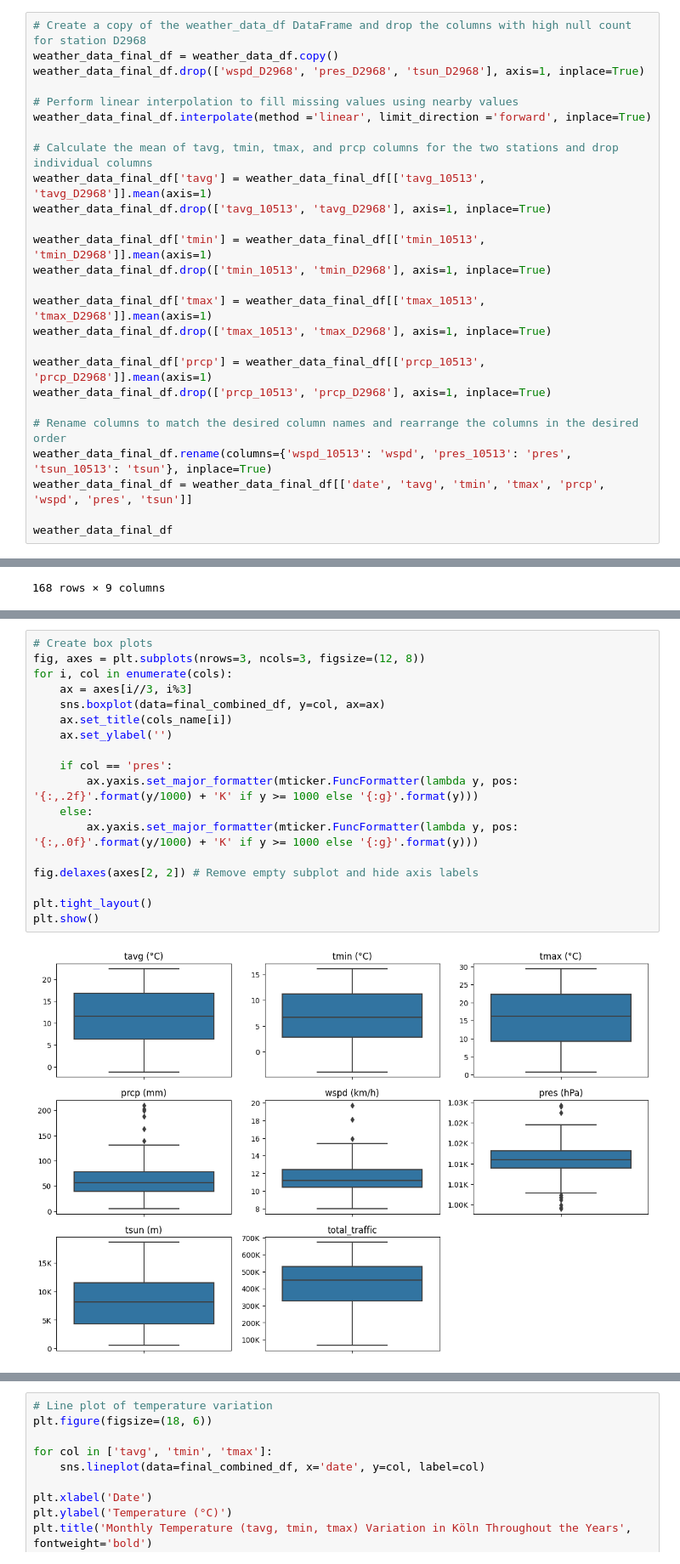
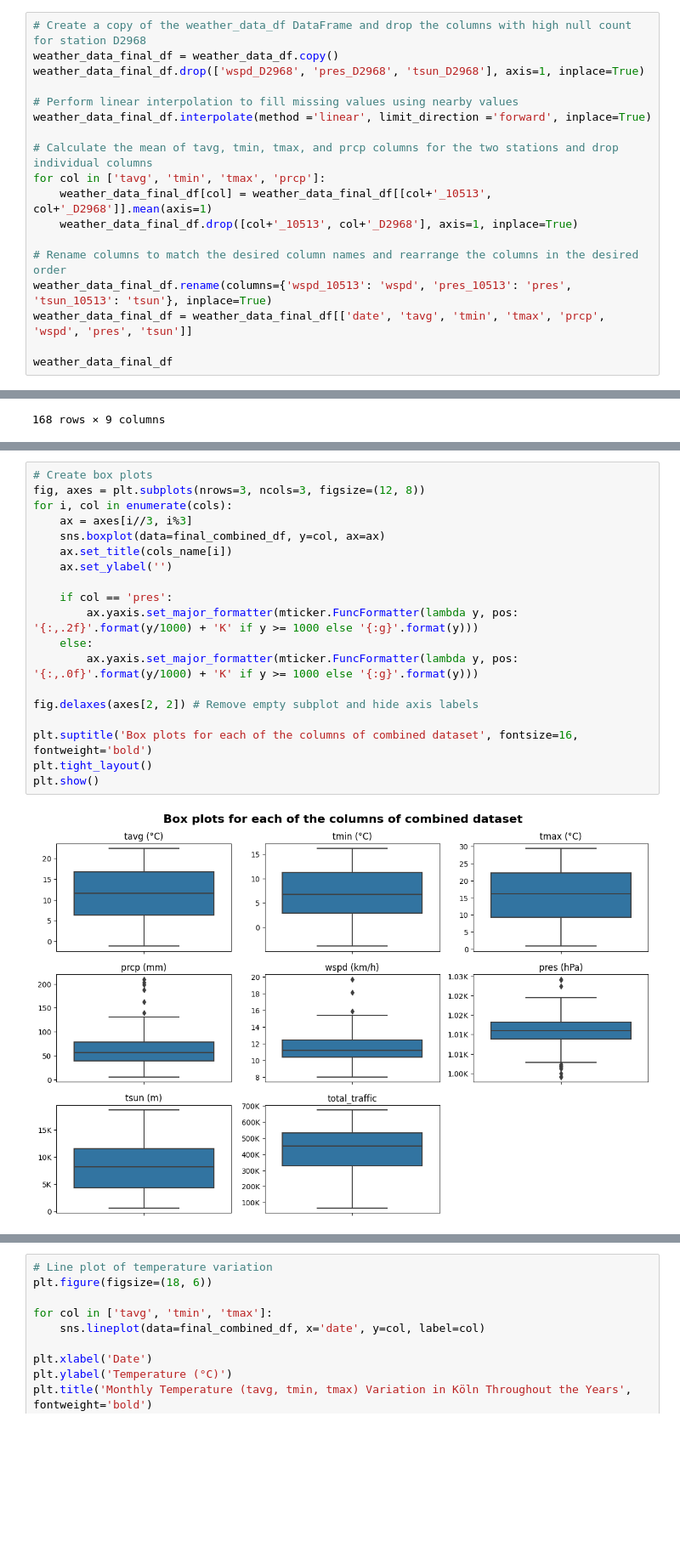
Before and after one commit to sujitdebnath/fau-data-engineering-ss23, a Jupyter notebook: project/report.ipynb, the cells around one changed output, grey strips where cells are left out. Shown at 85% size. Saved outputs shown, nothing was run; the diff lists cells and outputs as text; blank space fills up the shorter version.

```diff
--- a/project/report.ipynb
+++ b/project/report.ipynb
@@ -366,17 +402,9 @@ weather_data_final_df.drop(['wspd_D2968', 'pres_D2968', 'tsun_D2968'], axis=1, i
 weather_data_final_df.interpolate(method ='linear', limit_direction ='forward', inplace=True)
 
 # Calculate the mean of tavg, tmin, tmax, and prcp columns for the two stations and drop individual columns
-weather_data_final_df['tavg'] = weather_data_final_df[['tavg_10513', 'tavg_D2968']].mean(axis=1)
-weather_data_final_df.drop(['tavg_10513', 'tavg_D2968'], axis=1, inplace=True)
-
-weather_data_final_df['tmin'] = weather_data_final_df[['tmin_10513', 'tmin_D2968']].mean(axis=1)
-weather_data_final_df.drop(['tmin_10513', 'tmin_D2968'], axis=1, inplace=True)
-
-weather_data_final_df['tmax'] = weather_data_final_df[['tmax_10513', 'tmax_D2968']].mean(axis=1)
-weather_data_final_df.drop(['tmax_10513', 'tmax_D2968'], axis=1, inplace=True)
-
-weather_data_final_df['prcp'] = weather_data_final_df[['prcp_10513', 'prcp_D2968']].mean(axis=1)
-weather_data_final_df.drop(['prcp_10513', 'prcp_D2968'], axis=1, inplace=True)
+for col in ['tavg', 'tmin', 'tmax', 'prcp']:
+    weather_data_final_df[col] = weather_data_final_df[[col+'_10513', col+'_D2968']].mean(axis=1)
+    weather_data_final_df.drop([col+'_10513', col+'_D2968'], axis=1, inplace=True)
 
 # Rename columns to match the desired column names and rearrange the columns in the desired order
 weather_data_final_df.rename(columns={'wspd_10513': 'wspd', 'pres_10513': 'pres', 'tsun_10513': 'tsun'}, inplace=True)
@@ -467,20 +509,21 @@ plt.show()
 # %%
 # Create box plots
 fig, axes = plt.subplots(nrows=3, ncols=3, figsize=(12, 8))
 for i, col in enumerate(cols):
     ax = axes[i//3, i%3]
     sns.boxplot(data=final_combined_df, y=col, ax=ax)
     ax.set_title(cols_name[i])
     ax.set_ylabel('')
 
     if col == 'pres':
         ax.yaxis.set_major_formatter(mticker.FuncFormatter(lambda y, pos: '{:,.2f}'.format(y/1000) + 'K' if y >= 1000 else '{:g}'.format(y)))
     else:
         ax.yaxis.set_major_formatter(mticker.FuncFormatter(lambda y, pos: '{:,.0f}'.format(y/1000) + 'K' if y >= 1000 else '{:g}'.format(y)))
 
 fig.delaxes(axes[2, 2]) # Remove empty subplot and hide axis labels
 
+plt.suptitle('Box plots for each of the columns of combined dataset', fontsize=16, fontweight='bold')
 plt.tight_layout()
 plt.show()
 # %% [output]
-[figure, old version]
+[figure, new version]
```
Also changed, not shown: parts of 37 cells of this notebook.
